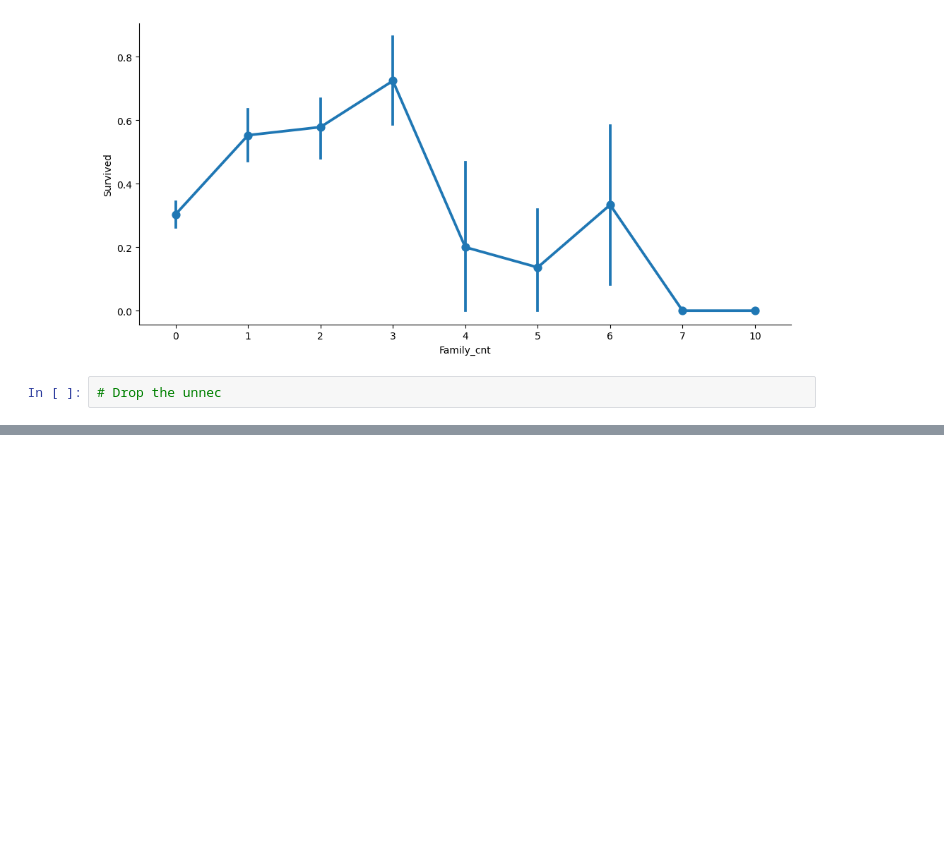
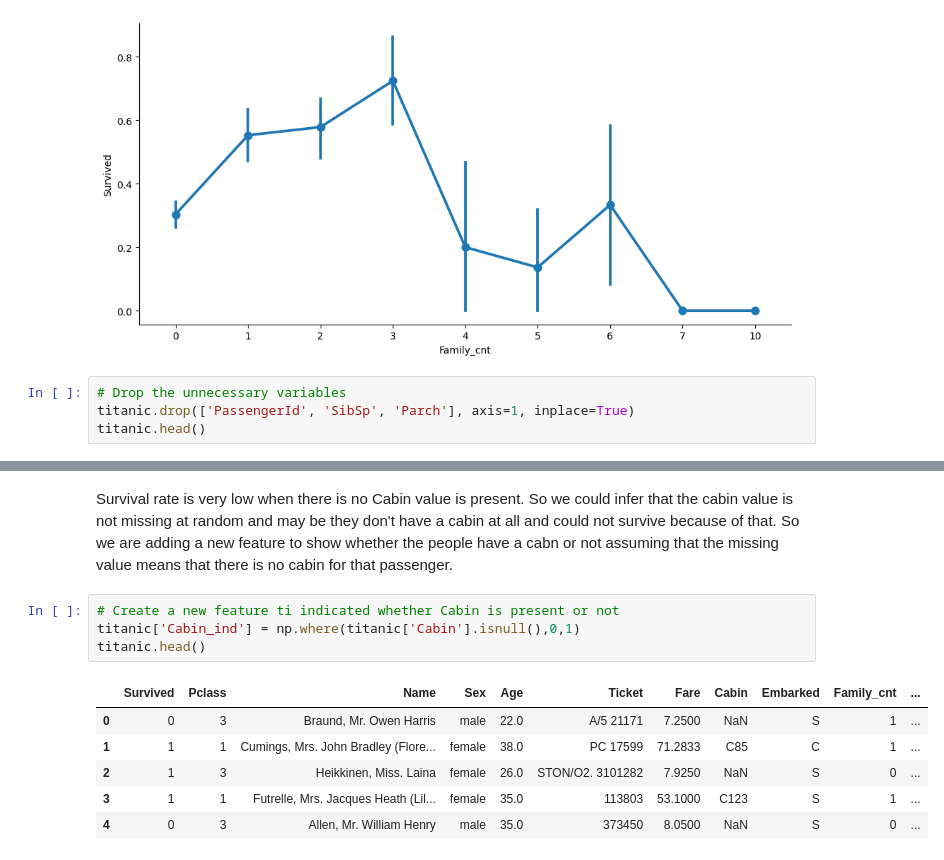
Before and after one commit to dfrancis-tech/ensemble_learning1, a Jupyter notebook: Untitled.ipynb, the cells around one changed output, grey strips where cells are left out. Cells and saved outputs as stored; diff of their text form; blank space fills up the shorter version.

```diff
--- a/Untitled.ipynb
+++ b/Untitled.ipynb
@@ -102,4 +105,6 @@ sns.catplot(x='Family_cnt', y='Survived', data = titanic, kind ='point', aspect
 <seaborn.axisgrid.FacetGrid at 0x...>
 [figure]
 # %%
-# Drop the unnec
+# Drop the unnecessary variables
+titanic.drop(['PassengerId', 'SibSp', 'Parch'], axis=1, inplace=True)
+titanic.head()
@@ -105,0 +143,13 @@ sns.catplot(x='Family_cnt', y='Survived', data = titanic, kind ='point', aspect
+# %% [markdown]
+Survival rate is very low when there is no Cabin value is present. So we could infer that the cabin value is not missing at random and may be they don't have a cabin at all and could not survive because of that. So we are adding a new feature to show whether the people have a cabn or not assuming that the missing value means that there is no cabin for that passenger.
+# %%
+# Create a new feature ti indicated whether Cabin is present or not
+titanic['Cabin_ind'] = np.where(titanic['Cabin'].isnull(),0,1)
+titanic.head()
+# %% [output]
+|  | Survived | Pclass | Name | Sex | Age | Ticket | Fare | Cabin | Embarked | Family_cnt | ... |
+| 0 | 0 | 3 | Braund, Mr. Owen Harris | male | 22.0 | A/5 21171 | 7.2500 | NaN | S | 1 | ... |
+| 1 | 1 | 1 | Cumings, Mrs. John Bradley (Flore... | female | 38.0 | PC 17599 | 71.2833 | C85 | C | 1 | ... |
+| 2 | 1 | 3 | Heikkinen, Miss. Laina | female | 26.0 | STON/O2. 3101282 | 7.9250 | NaN | S | 0 | ... |
+| 3 | 1 | 1 | Futrelle, Mrs. Jacques Heath (Lil... | female | 35.0 | 113803 | 53.1000 | C123 | S | 1 | ... |
+| 4 | 0 | 3 | Allen, Mr. William Henry | male | 35.0 | 373450 | 8.0500 | NaN | S | 0 | ... |
```
Also changed, not shown: parts of 12 cells of this notebook.
